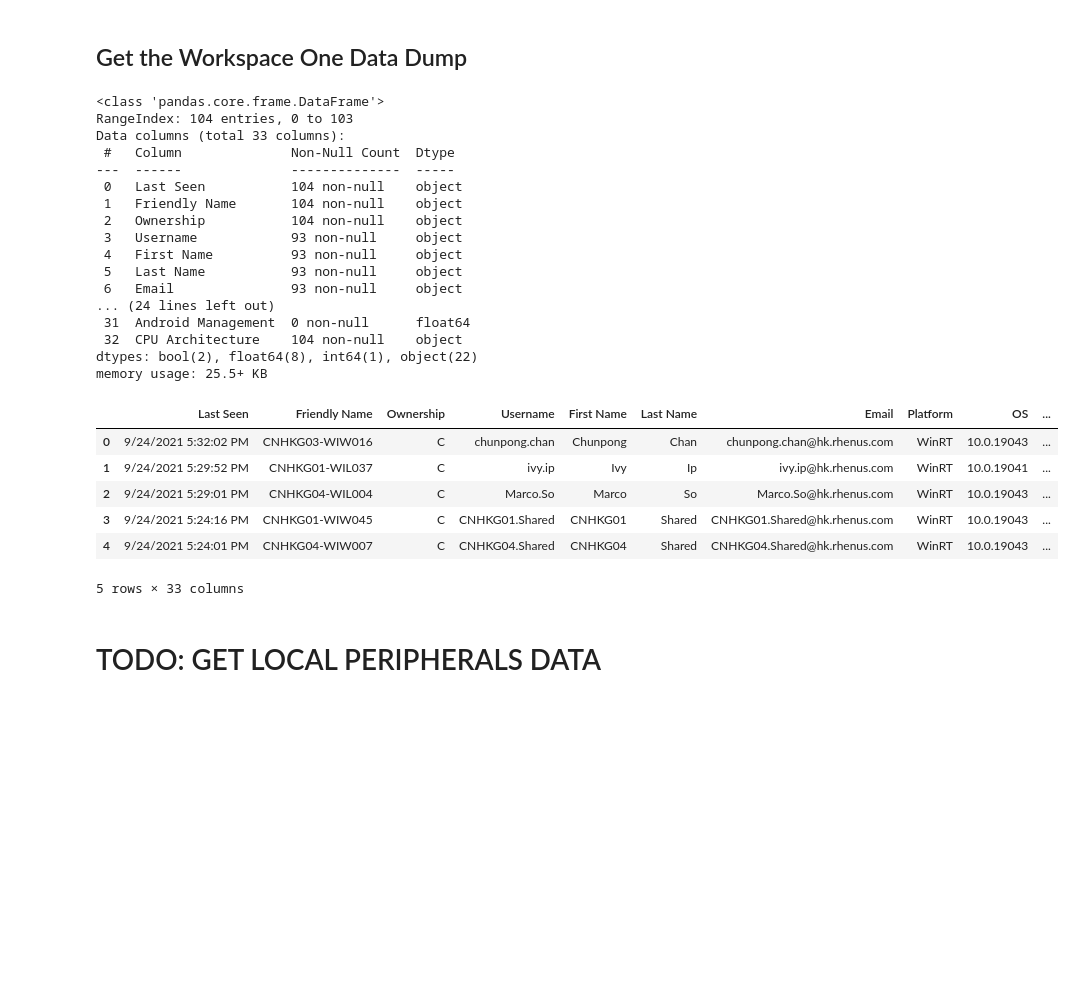
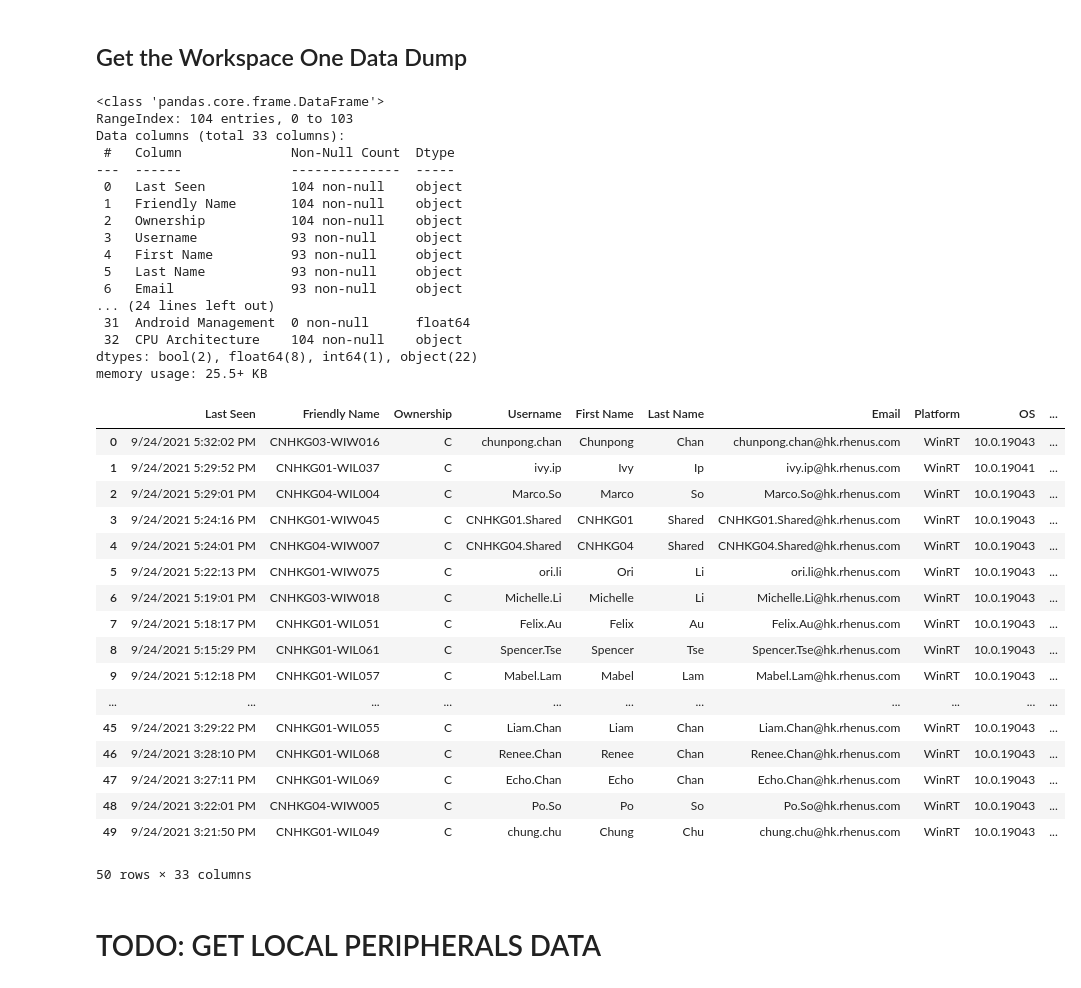
Before and after one commit to TheConMiz/asset_track, a Jupyter notebook: main.ipynb, the cells around one changed output. Cells and saved outputs as stored; diff of their text form; code cells hidden in the pictures; blank space fills up the shorter version.

```diff
--- a/main.ipynb
+++ b/main.ipynb
@@ -44,35 +44,46 @@ offline_peripherals_list = "./src/Peripherals.xlsx"
 # %% [markdown]
 ## Get the Workspace One Data Dump
 # %%
-df_dump = pd.read_csv("./src/" + airwatch_dump)
+df_dump = pd.read_csv(airwatch_dump)
 # Summary information
 df_dump.info()
 df_dump.head(50)
 # %% [output]
 <class 'pandas.core.frame.DataFrame'>
 RangeIndex: 104 entries, 0 to 103
 Data columns (total 33 columns):
  #   Column              Non-Null Count  Dtype
 ---  ------              --------------  -----
  0   Last Seen           104 non-null    object
  1   Friendly Name       104 non-null    object
  2   Ownership           104 non-null    object
  3   Username            93 non-null     object
  4   First Name          93 non-null     object
  5   Last Name           93 non-null     object
  6   Email               93 non-null     object
 ... (24 lines left out)
  31  Android Management  0 non-null      float64
  32  CPU Architecture    104 non-null    object
 dtypes: bool(2), float64(8), int64(1), object(22)
 memory usage: 25.5+ KB
 |  | Last Seen | Friendly Name | Ownership | Username | First Name | Last Name | Email | Platform | OS | ... |
 | 0 | 9/24/2021 5:32:02 PM | CNHKG03-WIW016 | C | chunpong.chan | Chunpong | Chan | chunpong.chan@hk.rhenus.com | WinRT | 10.0.19043 | ... |
 | 1 | 9/24/2021 5:29:52 PM | CNHKG01-WIL037 | C | ivy.ip | Ivy | Ip | ivy.ip@hk.rhenus.com | WinRT | 10.0.19041 | ... |
 | 2 | 9/24/2021 5:29:01 PM | CNHKG04-WIL004 | C | Marco.So | Marco | So | Marco.So@hk.rhenus.com | WinRT | 10.0.19043 | ... |
 | 3 | 9/24/2021 5:24:16 PM | CNHKG01-WIW045 | C | CNHKG01.Shared | CNHKG01 | Shared | CNHKG01.Shared@hk.rhenus.com | WinRT | 10.0.19043 | ... |
 | 4 | 9/24/2021 5:24:01 PM | CNHKG04-WIW007 | C | CNHKG04.Shared | CNHKG04 | Shared | CNHKG04.Shared@hk.rhenus.com | WinRT | 10.0.19043 | ... |
+| 5 | 9/24/2021 5:22:13 PM | CNHKG01-WIW075 | C | ori.li | Ori | Li | ori.li@hk.rhenus.com | WinRT | 10.0.19043 | ... |
+| 6 | 9/24/2021 5:19:01 PM | CNHKG03-WIW018 | C | Michelle.Li | Michelle | Li | Michelle.Li@hk.rhenus.com | WinRT | 10.0.19043 | ... |
+| 7 | 9/24/2021 5:18:17 PM | CNHKG01-WIL051 | C | Felix.Au | Felix | Au | Felix.Au@hk.rhenus.com | WinRT | 10.0.19043 | ... |
+| 8 | 9/24/2021 5:15:29 PM | CNHKG01-WIL061 | C | Spencer.Tse | Spencer | Tse | Spencer.Tse@hk.rhenus.com | WinRT | 10.0.19043 | ... |
+| 9 | 9/24/2021 5:12:18 PM | CNHKG01-WIL057 | C | Mabel.Lam | Mabel | Lam | Mabel.Lam@hk.rhenus.com | WinRT | 10.0.19043 | ... |
+| ... | ... | ... | ... | ... | ... | ... | ... | ... | ... | ... |
+| 45 | 9/24/2021 3:29:22 PM | CNHKG01-WIL055 | C | Liam.Chan | Liam | Chan | Liam.Chan@hk.rhenus.com | WinRT | 10.0.19043 | ... |
+| 46 | 9/24/2021 3:28:10 PM | CNHKG01-WIL068 | C | Renee.Chan | Renee | Chan | Renee.Chan@hk.rhenus.com | WinRT | 10.0.19043 | ... |
+| 47 | 9/24/2021 3:27:11 PM | CNHKG01-WIL069 | C | Echo.Chan | Echo | Chan | Echo.Chan@hk.rhenus.com | WinRT | 10.0.19043 | ... |
+| 48 | 9/24/2021 3:22:01 PM | CNHKG04-WIW005 | C | Po.So | Po | So | Po.So@hk.rhenus.com | WinRT | 10.0.19043 | ... |
+| 49 | 9/24/2021 3:21:50 PM | CNHKG01-WIL049 | C | chung.chu | Chung | Chu | chung.chu@hk.rhenus.com | WinRT | 10.0.19043 | ... |
-5 rows × 33 columns
+50 rows × 33 columns
 # %% [markdown]
 # TODO: GET LOCAL PERIPHERALS DATA
 # %% [markdown]
```
Also changed, not shown: parts of 5 cells of this notebook.
